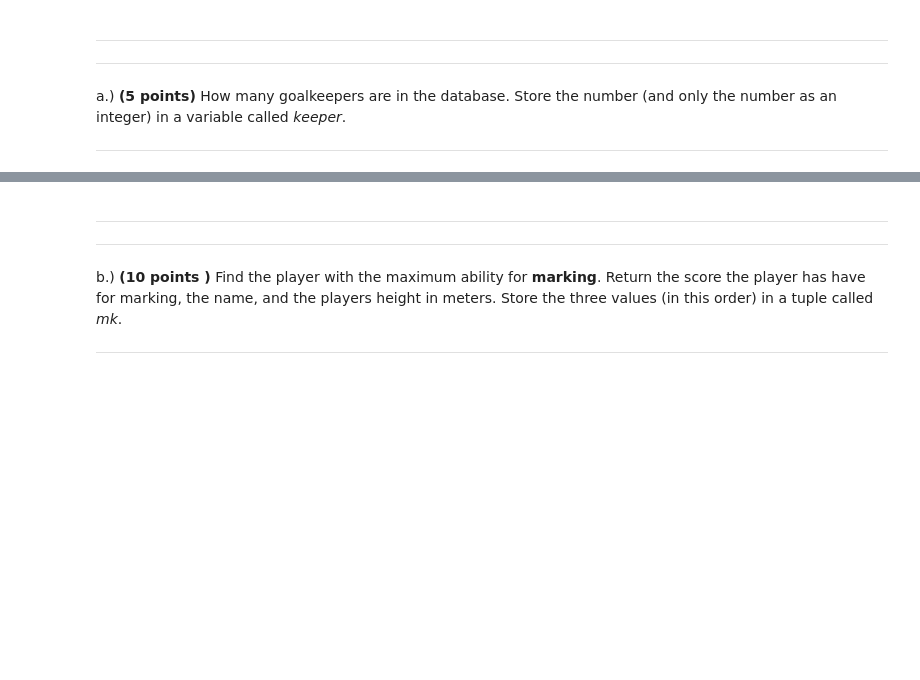
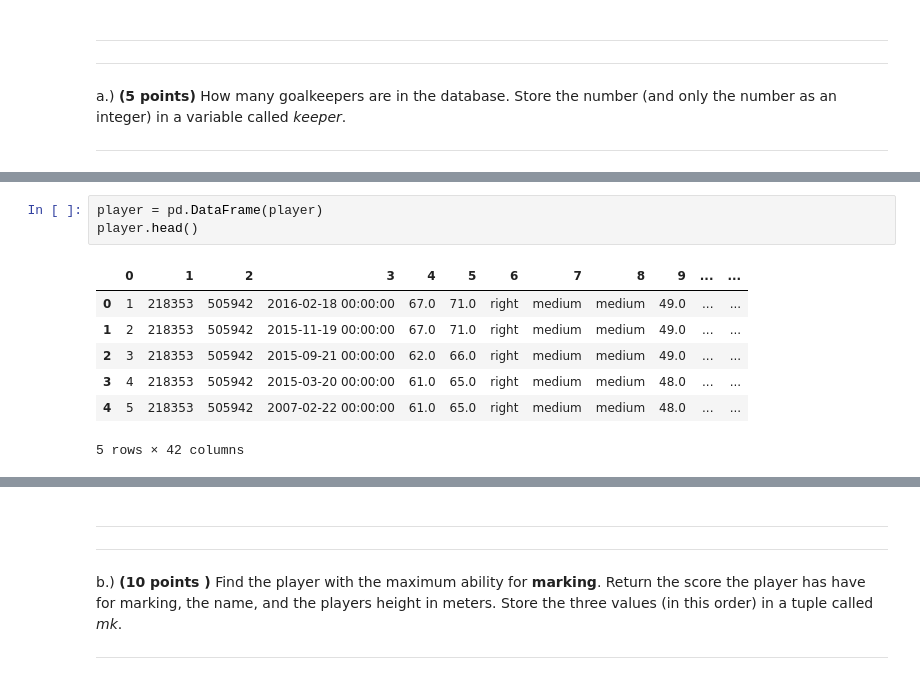
Before and after one commit to Vileh/Storing-Manipulating-and-Visualising-Data, a Jupyter notebook: Assignment 4/Assignment4.ipynb, the cells around one changed output, grey strips where cells are left out. Drawn from its saved outputs; the diff is of its cells as text; blank space fills up the shorter version.

```diff
--- a/Assignment 4/Assignment4.ipynb
+++ b/Assignment 4/Assignment4.ipynb
@@ -197,0 +341,11 @@ raise NotImplementedError()
+# %%
+player = pd.DataFrame(player)
+player.head()
+# %% [output]
+|  | 0 | 1 | 2 | 3 | 4 | 5 | 6 | 7 | 8 | 9 | ... | ... |
+| 0 | 1 | 218353 | 505942 | 2016-02-18 00:00:00 | 67.0 | 71.0 | right | medium | medium | 49.0 | ... | ... |
+| 1 | 2 | 218353 | 505942 | 2015-11-19 00:00:00 | 67.0 | 71.0 | right | medium | medium | 49.0 | ... | ... |
+| 2 | 3 | 218353 | 505942 | 2015-09-21 00:00:00 | 62.0 | 66.0 | right | medium | medium | 49.0 | ... | ... |
+| 3 | 4 | 218353 | 505942 | 2015-03-20 00:00:00 | 61.0 | 65.0 | right | medium | medium | 48.0 | ... | ... |
+| 4 | 5 | 218353 | 505942 | 2007-02-22 00:00:00 | 61.0 | 65.0 | right | medium | medium | 48.0 | ... | ... |
+5 rows × 42 columns
```
Also changed, not shown: parts of 15 cells of this notebook, 18 other files.
